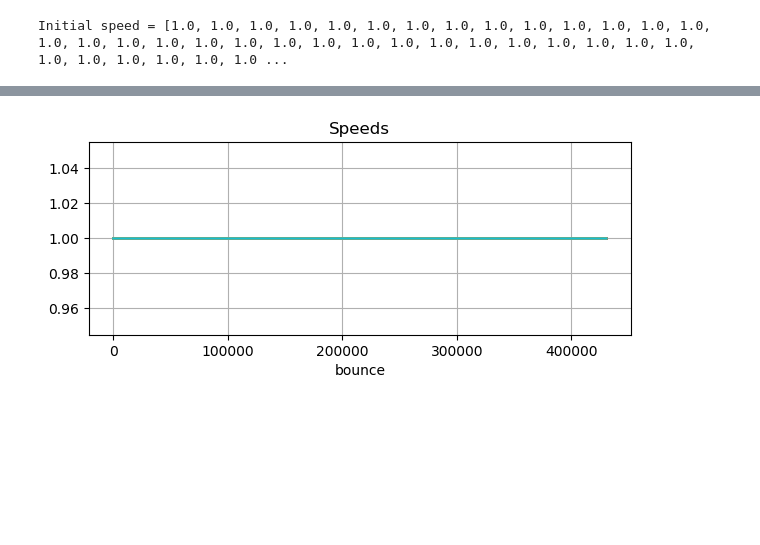
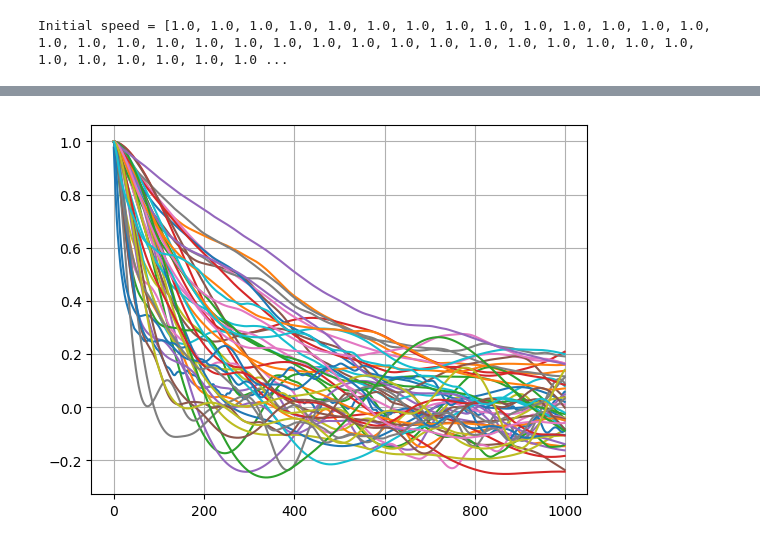
Before and after one commit to deborsheesen/G-ZZ, a Jupyter notebook: NG_tests_gzz.ipynb, the cells around one changed output, grey strips where cells are left out. Cells and saved outputs as stored; diff of their text form; code cells hidden in the pictures; blank space fills up the shorter version.

```diff
--- a/NG_tests_gzz.ipynb
+++ b/NG_tests_gzz.ipynb
@@ -23,4 +23,6 @@ d, Nobs = size(X)
 mb_size = Int(round(Nobs/10))
 σ02 = 1
 prior = NG_prior(d, σ02)
+prior.λ_scale = 0.05
+prior.λ_attempts = 100
 # %% [output]
@@ -49,7 +51,7 @@ gs_list = cvmbsampler_list(my_model, mbs, root);
 A = eye(d)
 
 opf = projopf(A, 100, hyperparam_size(prior))
-opt = maxa_opt(10^7)
+opt = maxa_opt(10^6)
 outp = outputscheduler(opf,opt)
 bb = linear_bound(my_model.ll, my_model.pr, gs_list, zz_state(opf))
 update_bound(bb, my_ll, prior, gs_list, zz_state(opf));
@@ -73,0 +95,11 @@ print( round((time()-start)/60, 2), " mins")
+# %%
+discard = 0
+n_samples = 10^4
+xi_samples = extract_samples(outp.opf.xi_skeleton[:,discard+1:end],
+                             outp.opf.bt_skeleton[:,discard+1:end],
+                             outp.opf.bt_skeleton[end]/n_samples,
+                             "linear")[:,1:end-1];
+hyp_samples = extract_samples(outp.opf.hyper_skeleton[:,discard+1:end],
+                              outp.opf.bt_skeleton[:,discard+1:end],
+                              outp.opf.bt_skeleton[end]/n_samples,
+                              "constant")[:,1:end-1];
@@ -73,0 +110,11 @@ print( round((time()-start)/60, 2), " mins")
+# %%
+maxlag = 1000
+acfs_xi = zeros(d, maxlag)
+acfs_hyp = zeros(size(hyp_samples,1), maxlag)
+
+for i in 1:d
+    acfs_xi[i,:] = acf(xi_samples[i,:], maxlag)
+end
+for i in 1:size(hyp_samples,1)
+    acfs_hyp[i,:] = acf(hyp_samples[i,:], maxlag)
+end
@@ -74,11 +145,7 @@ print( round((time()-start)/60, 2), " mins")
 # %%
-fig = figure("pyplot_barplot",figsize=(7,2.5))
 for i in 1:d
-    plot((outp.opf.alpha_skeleton[i,:]))
+    plot(acfs_xi[i,:])
 end
-title("Speeds")
-xlabel("bounce")
-# ylim(0,4000)
 grid(true)
 # %% [output]
-[figure, old version]
+[figure, new version]
```
Also changed, not shown: parts of 12 cells of this notebook, 4 other files.
